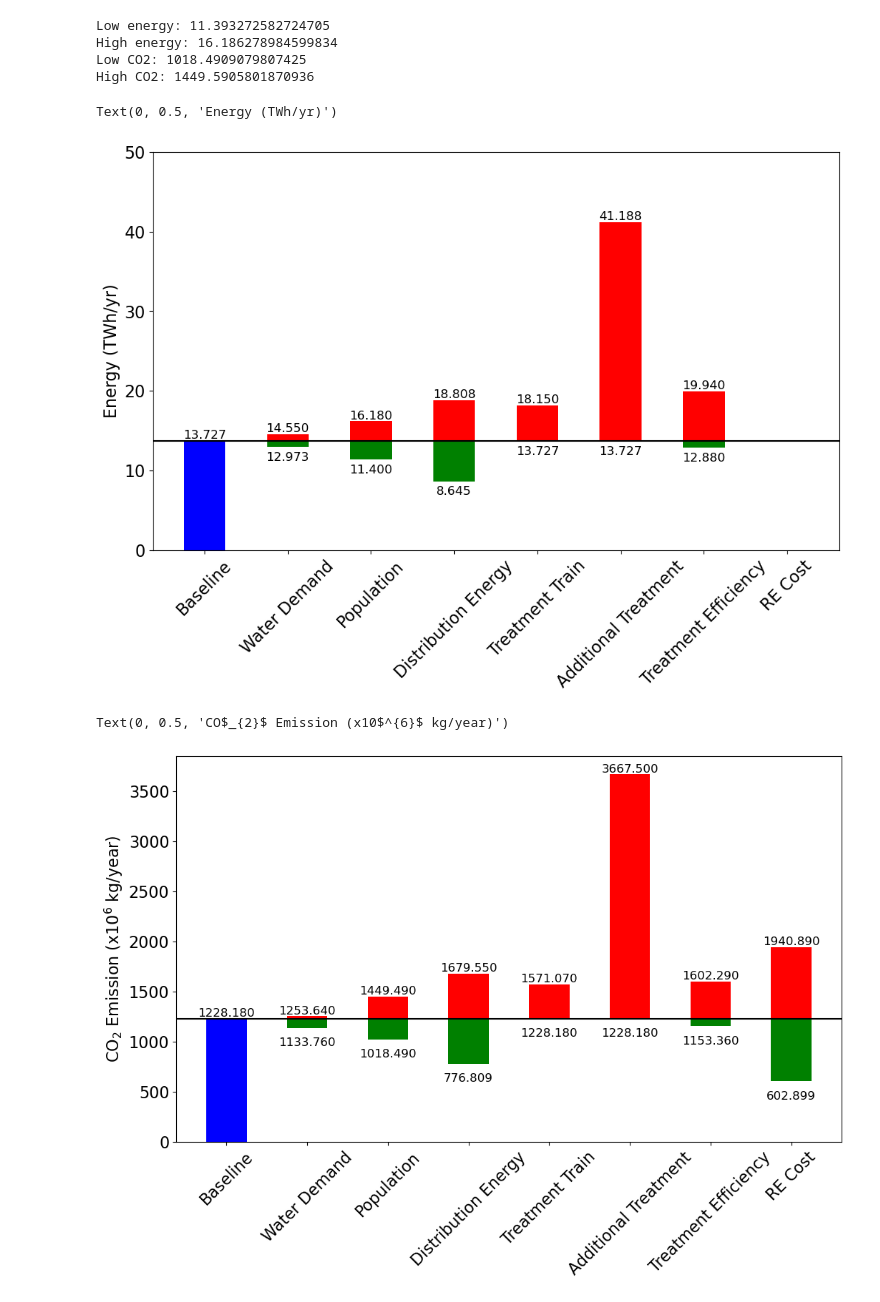
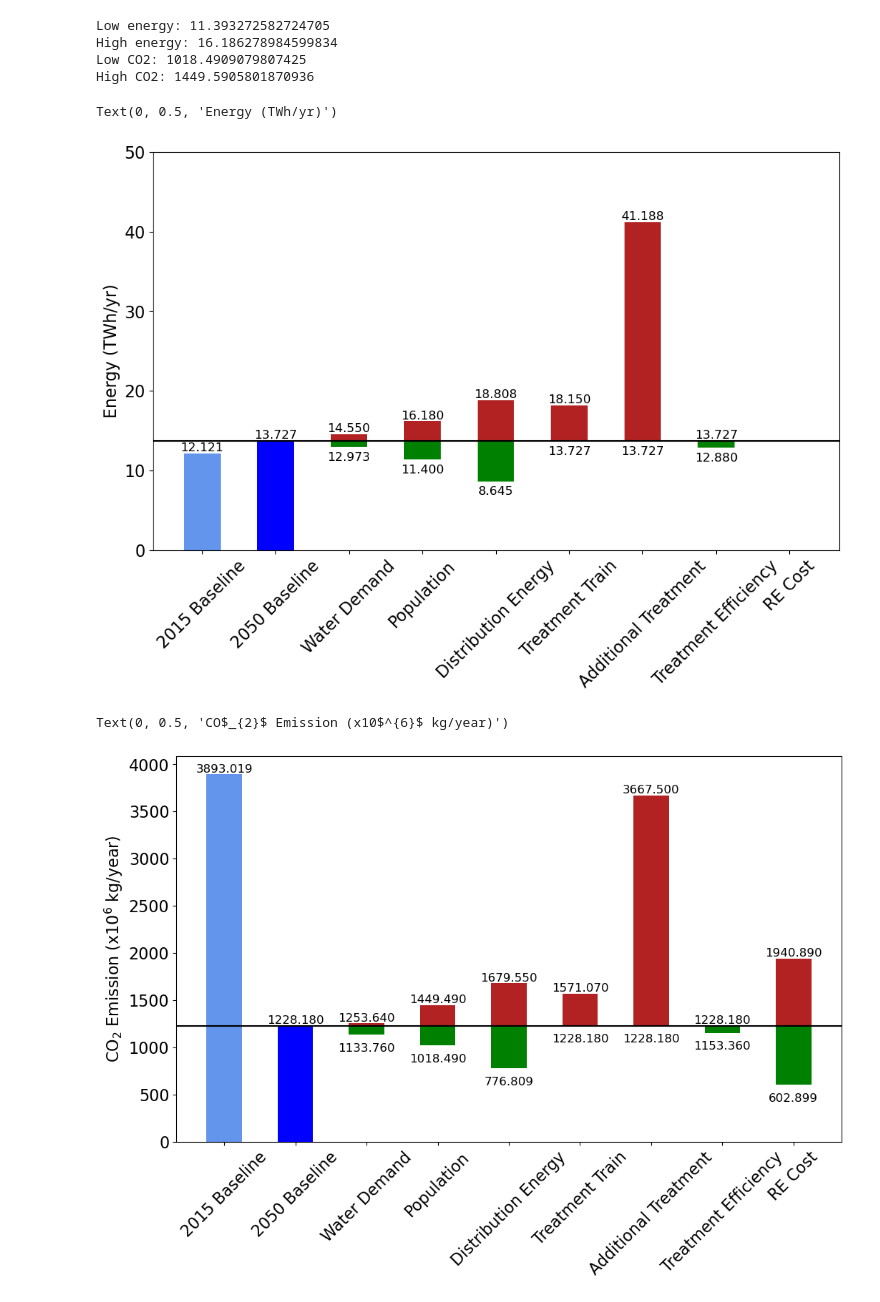
Before and after one commit to MuktaHardikar/WaterTAP3, a Jupyter notebook: watertap3/watertap3/analysis_2050_sensitivity.ipynb, the cells around one changed output. Saved outputs shown, nothing was run; the diff lists cells and outputs as text; code cells hidden in the pictures.

Commit message:
plot updates

```diff
--- a/watertap3/watertap3/analysis_2050_sensitivity.ipynb
+++ b/watertap3/watertap3/analysis_2050_sensitivity.ipynb
@@ -530,64 +535,76 @@ High CO2: 1449.5905801870936
 df = pd.read_excel(r'\Users\mhardika\Documents\AMO\2050\analysis_files\sensitivity_analysis.xlsx',sheet_name='sensitivity_analysis')
 fig,ax = plt.subplots(figsize=(12,7))
 
-ax.bar(x=df.index[0], height=df["energy_mean(twh/yr)"][0], color='blue',width=0.5)
-ax.bar(x=df.index[1::], height= df["energy_high"][1::]- df["energy_mean(twh/yr)"][0], bottom=df["energy_mean(twh/yr)"][0], color='red',width=0.5)
-ax.bar(x=df.index[1::], height=df["energy_low"][1::]-df["energy_mean(twh/yr)"][0], bottom=df["energy_mean(twh/yr)"][0], color='green',width=0.5)
+ax.bar(x=df.index[0], height=df["energy_mean(twh/yr)"][0], color='cornflowerblue',width=0.5)
+ax.bar(x=df.index[1], height=df["energy_mean(twh/yr)"][1], color='blue',width=0.5)
+
+ax.bar(x=df.index[2::], height= df["energy_high"][2::]- df["energy_mean(twh/yr)"][1], bottom=df["energy_mean(twh/yr)"][1], color='firebrick',width=0.5)
+ax.bar(x=df.index[2::], height=df["energy_low"][2::]-df["energy_mean(twh/yr)"][1], bottom=df["energy_mean(twh/yr)"][1], color='green',width=0.5)
 
 ax.set_xticks(df.index, df["parameter"], fontsize=16,rotation = 45)
 ax.tick_params(axis='y', labelsize=16)
 ax.set_ylim([0,50])
 
-for idx in range(len(df))[1:-1]:
+for idx in range(len(df))[2:-1]:
     plt.text(x=df.index[idx], y=df["energy_low"][idx]-2,s="{:.3f}".format(df["energy_low"][idx]),
             #  s="{:,} $".format(df["Vals"][idx] if df["Vals"][idx]!=0 else df["Cumulative"][idx]),
              ha="center", va="bottom", fontdict=dict(fontsize=12))
 
-for idx in range(len(df))[1:-1]:
+for idx in range(len(df))[2:-1]:
     plt.text(x=df.index[idx], y=df["energy_high"][idx],s="{:.3f}".format(df["energy_high"][idx]),
             #  s="{:,} $".format(df["Vals"][idx] if df["Vals"][idx]!=0 else df["Cumulative"][idx]),
              ha="center", va="bottom", fontdict=dict(fontsize=12))
 
-plt.text(x=df.index[0], y=df["energy_mean(twh/yr)"][idx],s="{:.3f}".format(df["energy_mean(twh/yr)"][idx]),
+plt.text(x=df.index[0], y=df["energy_mean(twh/yr)"][0],s="{:.3f}".format(df["energy_mean(twh/yr)"][0]),
             #  s="{:,} $".format(df["Vals"][idx] if df["Vals"][idx]!=0 else df["Cumulative"][idx]),
              ha="center", va="bottom", fontdict=dict(fontsize=12))
 
-ax.axhline(y=df["energy_mean(twh/yr)"][0], color='black')
+plt.text(x=df.index[1], y=df["energy_mean(twh/yr)"][idx],s="{:.3f}".format(df["energy_mean(twh/yr)"][idx]),
+            #  s="{:,} $".format(df["Vals"][idx] if df["Vals"][idx]!=0 else df["Cumulative"][idx]),
+             ha="center", va="bottom", fontdict=dict(fontsize=12))
+
+ax.axhline(y=df["energy_mean(twh/yr)"][1], color='black')
 
 ax.set_ylabel('Energy (TWh/yr)',fontsize=16)
 # %% [output]
 Text(0, 0.5, 'Energy (TWh/yr)')
-[figure, old version]
+[figure, new version]
 # %%
 # Sensitivity one at a time
 df = pd.read_excel(r'\Users\mhardika\Documents\AMO\2050\analysis_files\sensitivity_analysis.xlsx',sheet_name='sensitivity_analysis')
 fig,ax = plt.subplots(figsize=(12,7))
 
-ax.bar(x=df.index[0], height=df["co2_mean(1e6kg/yr)"][0], color='blue',width=0.5)
-ax.bar(x=df.index[1::], height= df["co2_high"][1::]- df["co2_mean(1e6kg/yr)"][0], bottom=df["co2_mean(1e6kg/yr)"][0], color='red',width=0.5)
-ax.bar(x=df.index[1::], height=df["co2_low"][1::]-df["co2_mean(1e6kg/yr)"][0], bottom=df["co2_mean(1e6kg/yr)"][0], color='green',width=0.5)
+ax.bar(x=df.index[0], height=df["co2_mean(1e6kg/yr)"][0], color='cornflowerblue',width=0.5)
+ax.bar(x=df.index[1], height=df["co2_mean(1e6kg/yr)"][1], color='blue',width=0.5)
+
+ax.bar(x=df.index[2::], height= df["co2_high"][2::]- df["co2_mean(1e6kg/yr)"][1], bottom=df["co2_mean(1e6kg/yr)"][1], color='firebrick',width=0.5)
+ax.bar(x=df.index[2::], height=df["co2_low"][2::]-df["co2_mean(1e6kg/yr)"][1], bottom=df["co2_mean(1e6kg/yr)"][1], color='green',width=0.5)
 
 ax.set_xticks(df.index, df["parameter"], fontsize=16,rotation = 45)
 ax.tick_params(axis='y', labelsize=16)
 # ax.set_ylim([0,50])
 
-for idx in range(len(df))[1::]:
+for idx in range(len(df))[2::]:
     plt.text(x=df.index[idx], y=df["co2_low"][idx]-200,s="{:.3f}".format(df["co2_low"][idx]),
             #  s="{:,} $".format(df["Vals"][idx] if df["Vals"][idx]!=0 else df["Cumulative"][idx]),
              ha="center", va="bottom", fontdict=dict(fontsize=12))
 
-for idx in range(len(df))[1::]:
+for idx in range(len(df))[2::]:
     plt.text(x=df.index[idx], y=df["co2_high"][idx],s="{:.3f}".format(df["co2_high"][idx]),
             #  s="{:,} $".format(df["Vals"][idx] if df["Vals"][idx]!=0 else df["Cumulative"][idx]),
              ha="center", va="bottom", fontdict=dict(fontsize=12))
 
-plt.text(x=df.index[0], y=df["co2_mean(1e6kg/yr)"][idx],s="{:.3f}".format(df["co2_mean(1e6kg/yr)"][idx]),
+plt.text(x=df.index[0], y=df["co2_mean(1e6kg/yr)"][0],s="{:.3f}".format(df["co2_mean(1e6kg/yr)"][0]),
             #  s="{:,} $".format(df["Vals"][idx] if df["Vals"][idx]!=0 else df["Cumulative"][idx]),
              ha="center", va="bottom", fontdict=dict(fontsize=12))
 
-ax.axhline(y=df["co2_mean(1e6kg/yr)"][0], color='black')
+plt.text(x=df.index[1], y=df["co2_mean(1e6kg/yr)"][1],s="{:.3f}".format(df["co2_mean(1e6kg/yr)"][1]),
+            #  s="{:,} $".format(df["Vals"][idx] if df["Vals"][idx]!=0 else df["Cumulative"][idx]),
+             ha="center", va="bottom", fontdict=dict(fontsize=12))
+
+ax.axhline(y=df["co2_mean(1e6kg/yr)"][1], color='black')
 
 ax.set_ylabel(r'CO$_{2}$ Emission (x10$^{6}$ kg/year)',fontsize=16)
 # %% [output]
 Text(0, 0.5, 'CO$_{2}$ Emission (x10$^{6}$ kg/year)')
-[figure, old version]
+[figure, new version]
```
Also changed, not shown: parts of 5 cells of this notebook.
